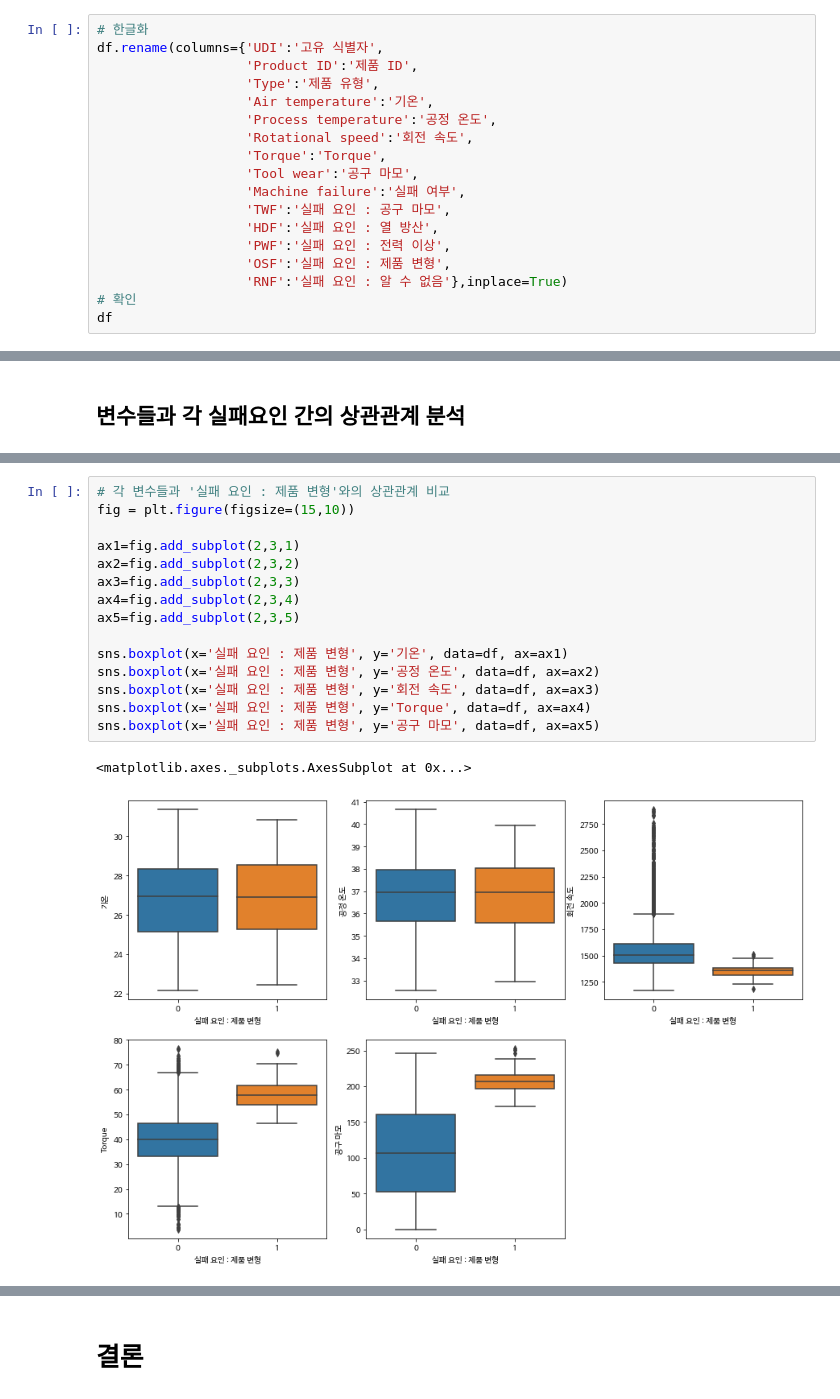
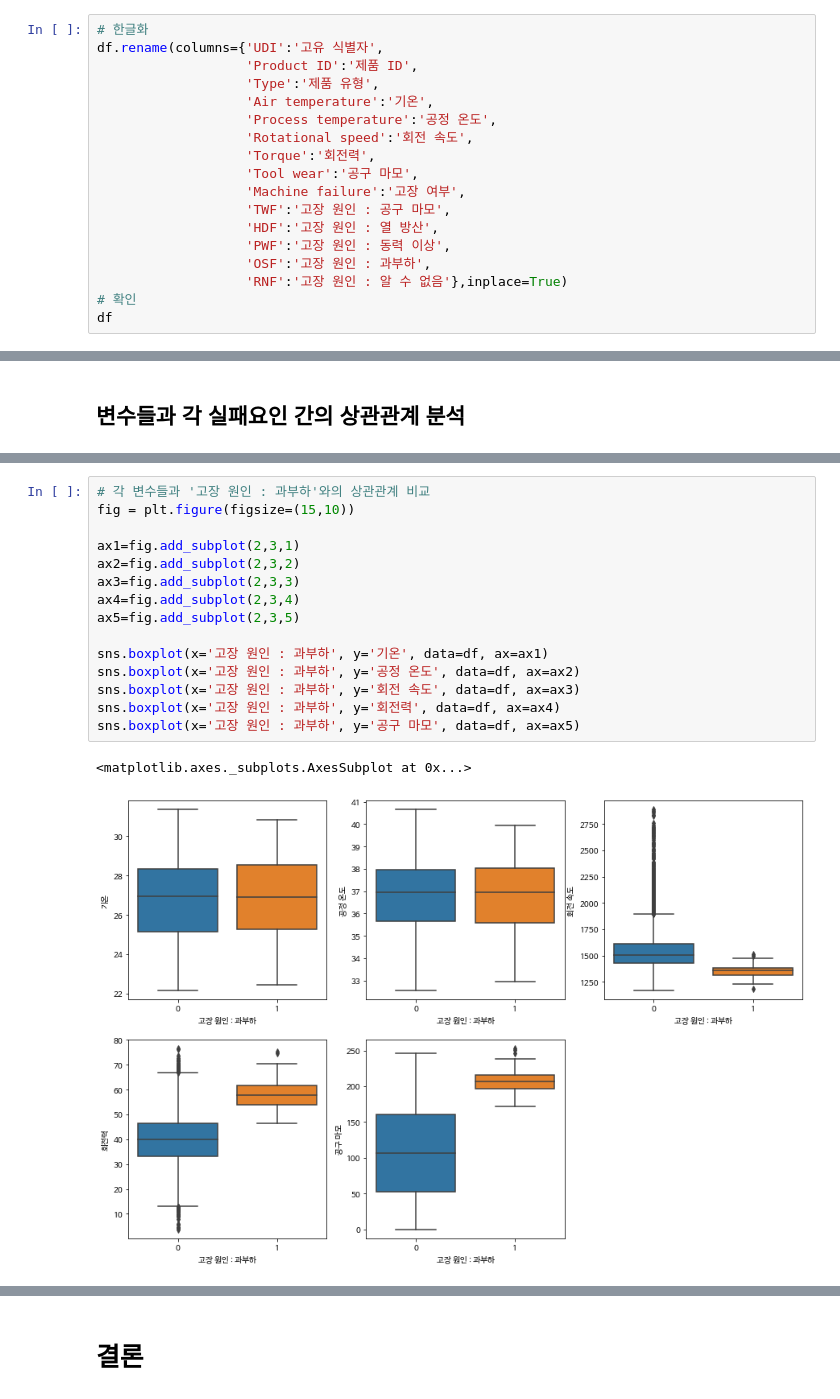
Before and after one commit to cesong2/Display-Sensor, a Jupyter notebook: Predictive_Maintenance2.ipynb, the cells around one changed output, grey strips where cells are left out. Saved outputs shown, nothing was run; the diff lists cells and outputs as text.

```diff
--- a/Predictive_Maintenance2.ipynb
+++ b/Predictive_Maintenance2.ipynb
@@ -163,14 +163,14 @@ df.rename(columns={'UDI':'고유 식별자',
                    'Air temperature':'기온',
                    'Process temperature':'공정 온도',
                    'Rotational speed':'회전 속도',
-                   'Torque':'Torque',
+                   'Torque':'회전력',
                    'Tool wear':'공구 마모',
-                   'Machine failure':'실패 여부',
-                   'TWF':'실패 요인 : 공구 마모',
-                   'HDF':'실패 요인 : 열 방산',
-                   'PWF':'실패 요인 : 전력 이상',
-                   'OSF':'실패 요인 : 제품 변형',
-                   'RNF':'실패 요인 : 알 수 없음'},inplace=True)
+                   'Machine failure':'고장 여부',
+                   'TWF':'고장 원인 : 공구 마모',
+                   'HDF':'고장 원인 : 열 방산',
+                   'PWF':'고장 원인 : 동력 이상',
+                   'OSF':'고장 원인 : 과부하',
+                   'RNF':'고장 원인 : 알 수 없음'},inplace=True)
 # 확인
 df
 # %% [output]
@@ -304,23 +321,23 @@ df.plot(x='공구 마모', y='실패 요인 : 열 방산', kind='scatter', ax=ax
 <matplotlib.axes._subplots.AxesSubplot at 0x...>
 [figure]
 # %%
-# 각 변수들과 '실패 요인 : 제품 변형'와의 상관관계 비교
+# 각 변수들과 '고장 원인 : 과부하'와의 상관관계 비교
 fig = plt.figure(figsize=(15,10))
 
 ax1=fig.add_subplot(2,3,1)
 ax2=fig.add_subplot(2,3,2)
 ax3=fig.add_subplot(2,3,3)
 ax4=fig.add_subplot(2,3,4)
 ax5=fig.add_subplot(2,3,5)
 
-sns.boxplot(x='실패 요인 : 제품 변형', y='기온', data=df, ax=ax1)
-sns.boxplot(x='실패 요인 : 제품 변형', y='공정 온도', data=df, ax=ax2)
-sns.boxplot(x='실패 요인 : 제품 변형', y='회전 속도', data=df, ax=ax3)
-sns.boxplot(x='실패 요인 : 제품 변형', y='Torque', data=df, ax=ax4)
-sns.boxplot(x='실패 요인 : 제품 변형', y='공구 마모', data=df, ax=ax5)
+sns.boxplot(x='고장 원인 : 과부하', y='기온', data=df, ax=ax1)
+sns.boxplot(x='고장 원인 : 과부하', y='공정 온도', data=df, ax=ax2)
+sns.boxplot(x='고장 원인 : 과부하', y='회전 속도', data=df, ax=ax3)
+sns.boxplot(x='고장 원인 : 과부하', y='회전력', data=df, ax=ax4)
+sns.boxplot(x='고장 원인 : 과부하', y='공구 마모', data=df, ax=ax5)
 # %% [output]
 <matplotlib.axes._subplots.AxesSubplot at 0x...>
-[figure, old version]
+[figure, new version]
 # %%
 fig = plt.figure(figsize=(15,10))
 
```
Also changed, not shown: parts of 31 cells of this notebook.
